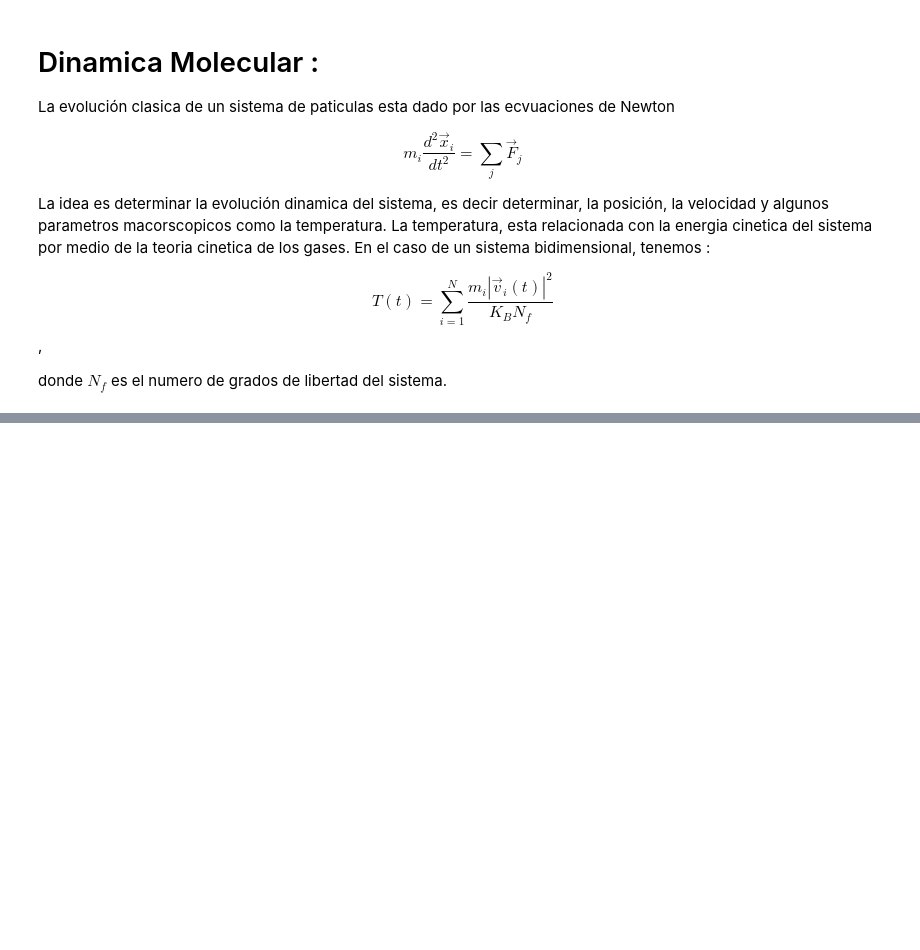
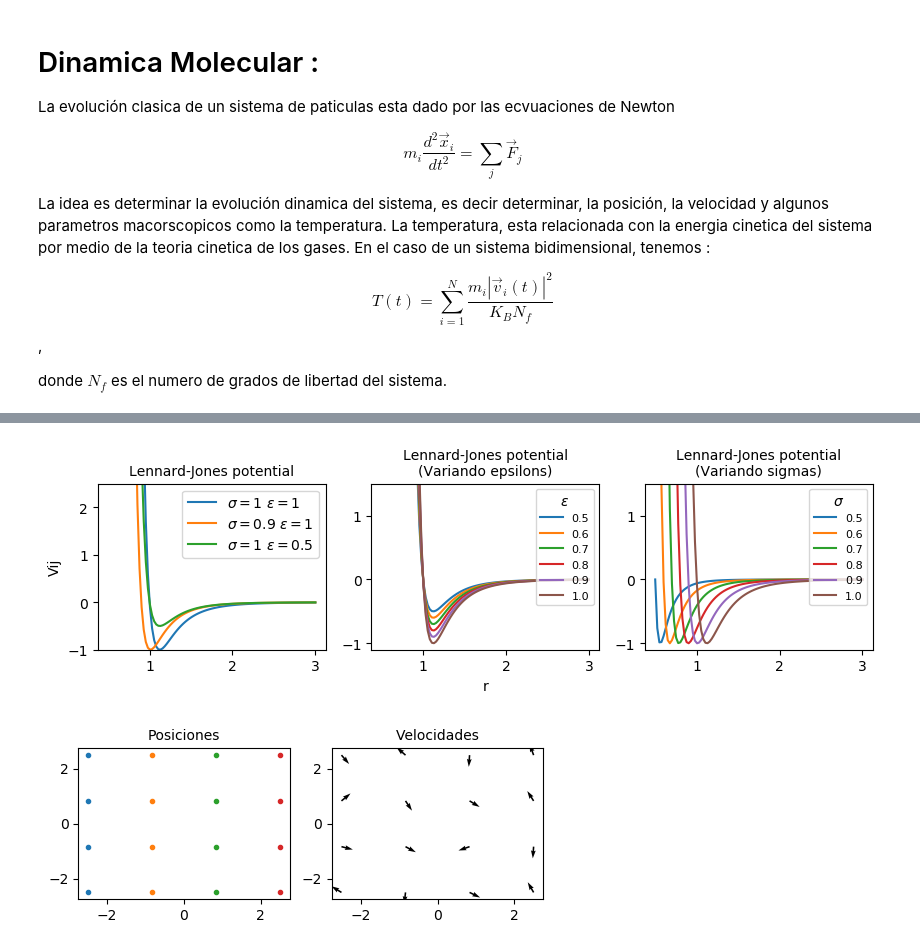
Before and after one commit to eilinlunam/Fisicoquimica-Computacional, a Jupyter notebook: Tarea_9_Dinámica_Molecular.ipynb, the cells around one changed output, grey strips where cells are left out. Saved outputs shown, nothing was run; the diff lists cells and outputs as text; code cells hidden in the pictures; blank space fills up the shorter version.

```diff
--- a/Tarea_9_Dinámica_Molecular.ipynb
+++ b/Tarea_9_Dinámica_Molecular.ipynb
@@ -66,0 +101,52 @@ print(Ttest)
+# %%
+x,y=make_grid()
+vx,vy=init_vel()
+
+# -------------------------------------------------
+# Graficas
+# -------------------------------------------------
+# Lennard-Jones potential
+fig,(ax1,ax2,ax3) = plt.subplots(figsize=(10,2.2), dpi=100, ncols=3)
+r = np.linspace(0.5, 3, 100)
+ax1.plot(r, energy(r, 1, 1), label=r'$\sigma=1$ $\epsilon=1$')
+ax1.plot(r, energy(r, 0.9, 1), label=r'$\sigma=0.9$ $\epsilon=1$')
+ax1.plot(r, energy(r, 1, 0.5), label=r'$\sigma=1$ $\epsilon=0.5$')
+ax1.set_title("Lennard-Jones potential", fontsize=10)
+ax2.set_xlabel("r")
+ax1.set_ylabel("Vij")
+ax1.set_ylim(-1, 2.5)
+ax1.legend()
+
+# Variando epsilons y sigmas
+sigma = 1
+epsilon = 1
+parameter = np.linspace(0.5, 1., 6)
+for p in parameter:
+    e1 = energy(r, sigma, p)
+    ax2.plot(r, e1, label=(str(p)))
+    e2 = energy(r, p, epsilon)
+    ax3.plot(r, e2, label=(str(p)))
+ax2.set_ylim(-1.1, 1.5)
+ax3.set_ylim(-1.1, 1.5)
+ax2.legend(title=r'$\epsilon$', fontsize=8, loc='upper right')
+ax3.legend(title=r'$\sigma$', fontsize=8, loc='upper right')
+ax2.set_title('Lennard-Jones potential\n(Variando epsilons)', fontsize=10)
+ax3.set_title('Lennard-Jones potential\n(Variando sigmas)', fontsize=10)
+plt.show()
+
+# Graficando posiciones y velocidades
+def plot_grid(ax,x,y):
+    ax.plot(x,y, ".")
+    ax.set_title("Posiciones", fontsize=10)
+
+def plot_vel(ax,x,y,vx,vy):
+    ax.quiver(x,y,vx,vy)
+    ax.set_title("Velocidades", fontsize=10)
+
+fig,(ax1,ax2) = plt.subplots(figsize=(6,2), dpi=100, ncols=2)
+plot_grid(ax1,x,y)
+plot_vel(ax2,x,y,vx,vy)
+plt.show()
+# %% [output]
+[figure, added]
+[figure, added]
```
Also changed, not shown: parts of 1 cell of this notebook.
